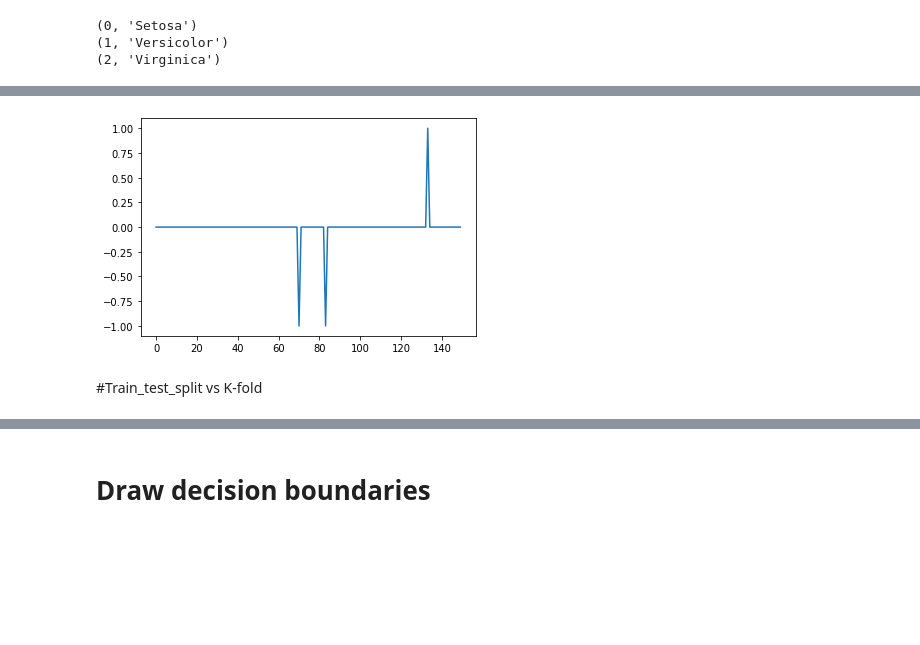
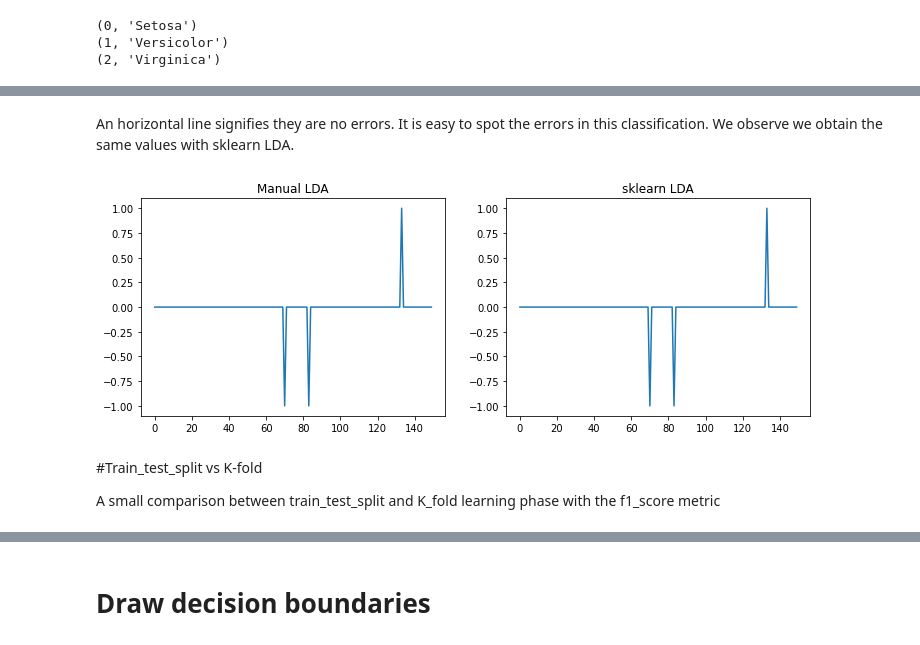
Before and after one commit to BDouchet/SDATA, a Jupyter notebook: TP_LDA.ipynb, the cells around one changed output, grey strips where cells are left out. Cells and saved outputs as stored; diff of their text form; code cells hidden in the pictures; blank space fills up the shorter version.

```diff
--- a/TP_LDA.ipynb
+++ b/TP_LDA.ipynb
@@ -105,13 +133,16 @@ dict(zip(unique, counts))
 # %%
-m0,m1,m2=X[:50].mean(axis=0),X[50:100].mean(axis=0),X[100:].mean(axis=0)
-m=X.mean(axis=0)
+m0,m1,m2=X[:50].mean(axis=0),X[50:100].mean(axis=0),X[100:].mean(axis=0) # mean of the features in each class
+m=X.mean(axis=0) # mean of the features in all classes
 
+# spread of each feature in each class
 sub0,sub1,sub2=np.array([X[i]-m0 for i in range(50)]),np.array([X[i]-m1 for i in range(50,100)]),np.array([X[i]-m2 for i in range(100,150)])
 
+# intermediary matrix to calculate the within-class matrix
 s0,s1,s2=np.sum([np.outer(sub,sub.T) for sub in sub0],axis=0),np.sum([np.outer(sub,sub.T) for sub in sub1],axis=0),np.sum([np.outer(sub,sub.T) for sub in sub2],axis=0)
 
-swin=np.sum([s0,s1,s2],axis=0)
-swin
+# within-class matrix
+sw=np.sum([s0,s1,s2],axis=0)
+sw
 # %% [output]
 array([[38.9562, 13.63  , 24.6246,  5.645 ],
        [13.63  , 16.962 ,  8.1208,  4.8084],
@@ -120,7 +157,7 @@ array([[38.9562, 13.63  , 24.6246,  5.645 ],
 # %%
 mis=[m0,m1,m2]
-swbt=np.sum([50*np.outer(mi-m,mi-m) for mi in mis],axis=0)
-swbt
+sb=np.sum([50*np.outer(mi-m,mi-m) for mi in mis],axis=0)
+sb
 # %% [output]
 array([[ 63.21213333, -19.95266667, 165.2484    ,  71.27933333],
        [-19.95266667,  11.34493333, -57.2396    , -22.93266667],
@@ -210,11 +260,20 @@ plt.show()
-# %%
-yhat=lda.predict(X)
-plt.plot(Y_lab-yhat)
-plt.show()
-# %% [output]
-[figure, removed]
-# %% [markdown]
-#Train_test_split vs K-fold
+# %% [markdown]
+An horizontal line signifies they are no errors. It is easy to spot the errors in this classification. We observe we obtain the same values with sklearn LDA.
+# %%
+_,(ax1,ax2)=plt.subplots(nrows=1,ncols=2,figsize=(12,4))
+yhat=[predict(x)[0] for x in X]
+ax1.plot(Y_lab-yhat)
+ax1.set_title("Manual LDA")
+yhat=lda.predict(X)
+ax2.plot(Y_lab-yhat)
+ax2.set_title("sklearn LDA")
+plt.show()
+# %% [output]
+[figure, added]
+# %% [markdown]
+#Train_test_split vs K-fold
+
+A small comparison between train_test_split and K_fold learning phase with the f1_score metric
 # %%
 from sklearn.model_selection import train_test_split
 from sklearn.metrics import f1_score,confusion_matrix
```
Also changed, not shown: parts of 26 cells of this notebook.
